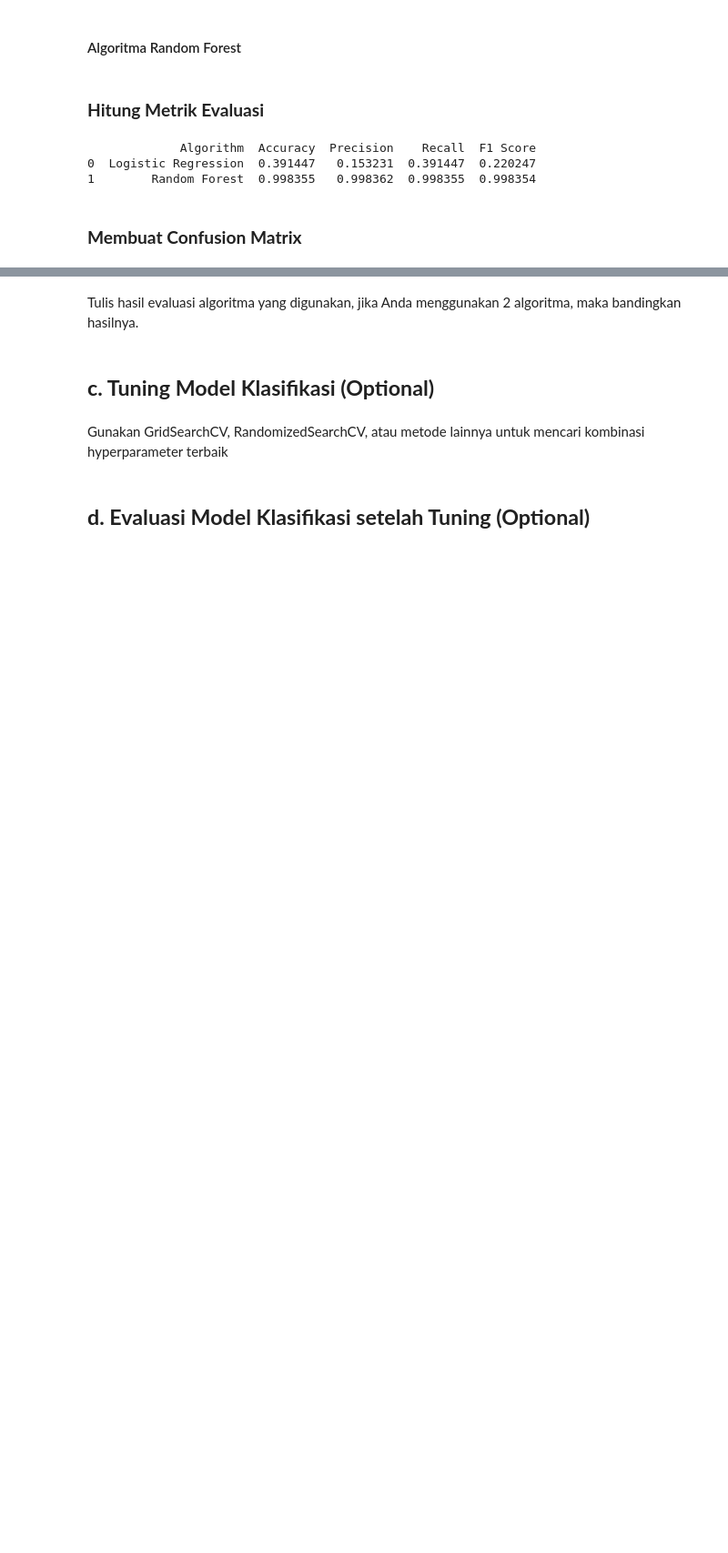
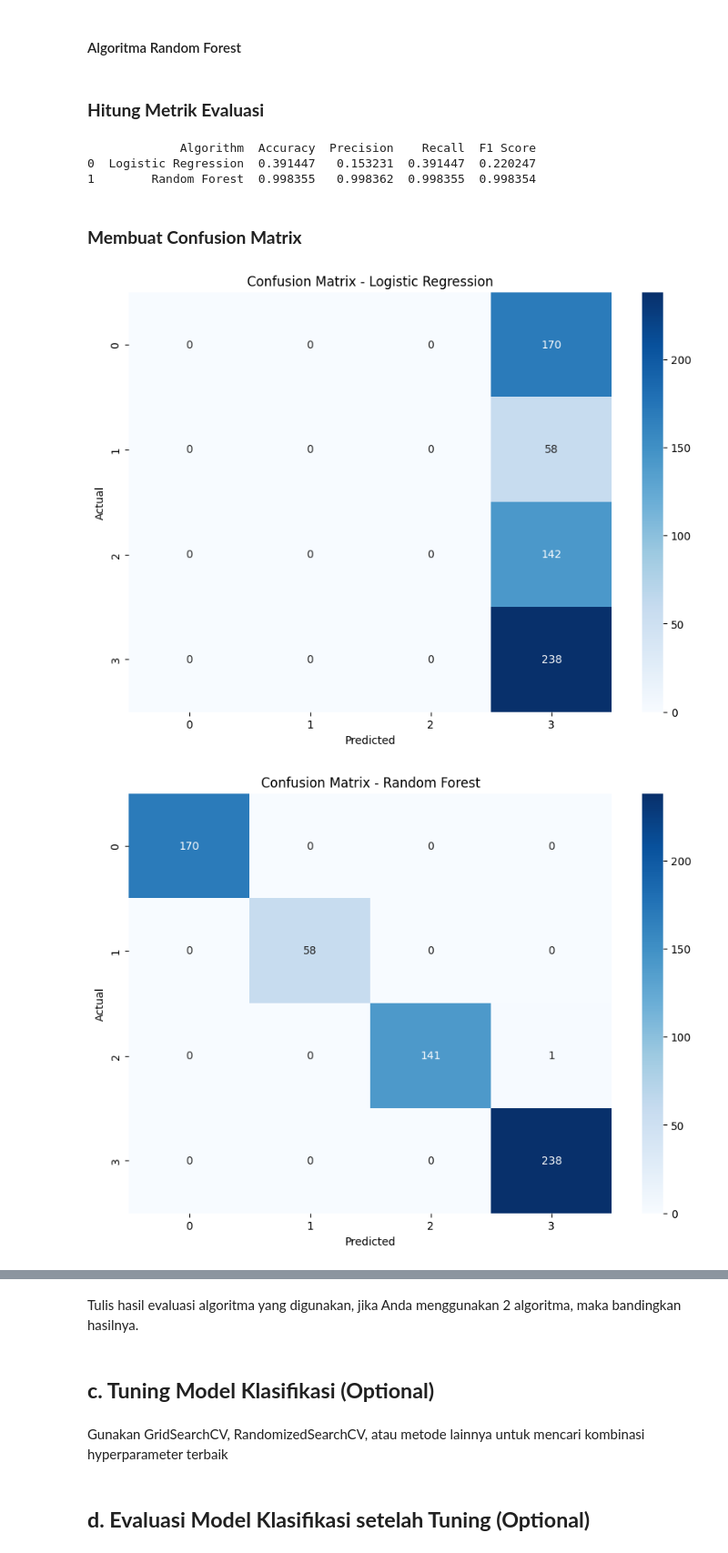
Before and after one commit to NumiKun/Submission_BMLP_DBS, a Jupyter notebook: [Klasifikasi]_Submission_Akhir_BMLP_Rizki Surya Nugroho.ipynb, the cells around one changed output, grey strips where cells are left out. Shown: that part at 91% size. Cells and saved outputs as stored; diff of their text form; code cells hidden in the pictures; blank space fills up the shorter version.

Commit message:
add confusion matrix

```diff
--- a/[Klasifikasi]_Submission_Akhir_BMLP_Rizki Surya Nugroho.ipynb
+++ b/[Klasifikasi]_Submission_Akhir_BMLP_Rizki Surya Nugroho.ipynb
@@ -124,3 +124,24 @@ print(evaluation_results)
 1        Random Forest  0.998355   0.998362  0.998355  0.998354
 # %% [markdown]
 ### **Membuat Confusion Matrix**
+# %%
+# Membuat confusion matrix untuk Logistic Regression
+cm_logreg = confusion_matrix(y_test, y_pred_logreg)
+plt.figure(figsize=(10, 7))
+sns.heatmap(cm_logreg, annot=True, fmt='d', cmap='Blues')
+plt.title('Confusion Matrix - Logistic Regression')
+plt.xlabel('Predicted')
+plt.ylabel('Actual')
+plt.show()
+
+# Membuat confusion matrix untuk Random Forest
+cm_rf = confusion_matrix(y_test, y_pred_rf)
+plt.figure(figsize=(10, 7))
+sns.heatmap(cm_rf, annot=True, fmt='d', cmap='Blues')
+plt.title('Confusion Matrix - Random Forest')
+plt.xlabel('Predicted')
+plt.ylabel('Actual')
+plt.show()
+# %% [output]
+[figure, added]
+[figure, added]
```
Also changed, not shown: parts of 1 cell of this notebook.
